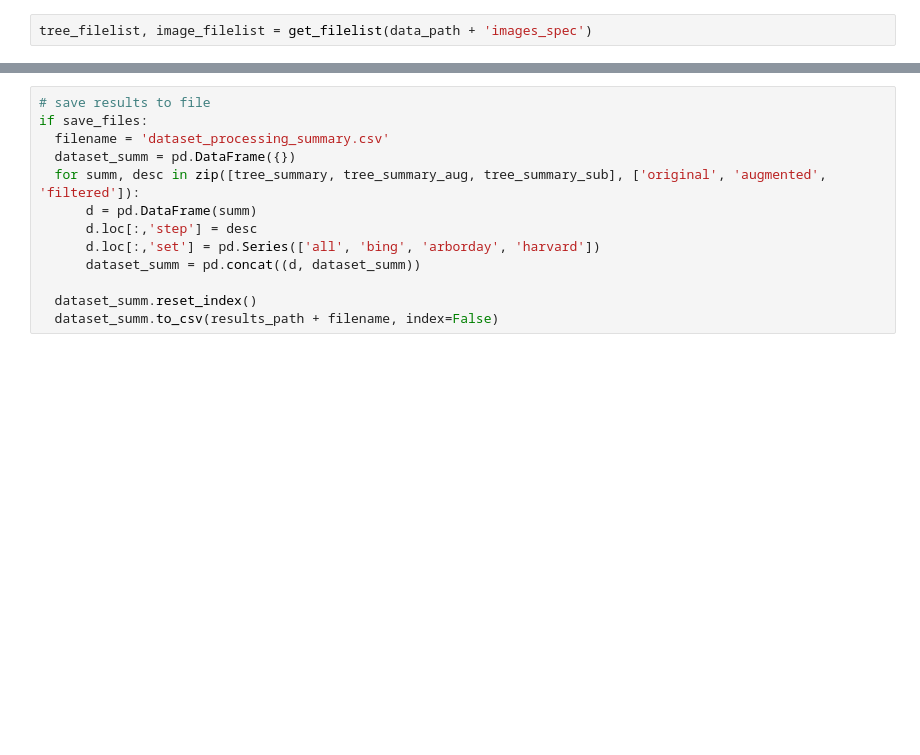
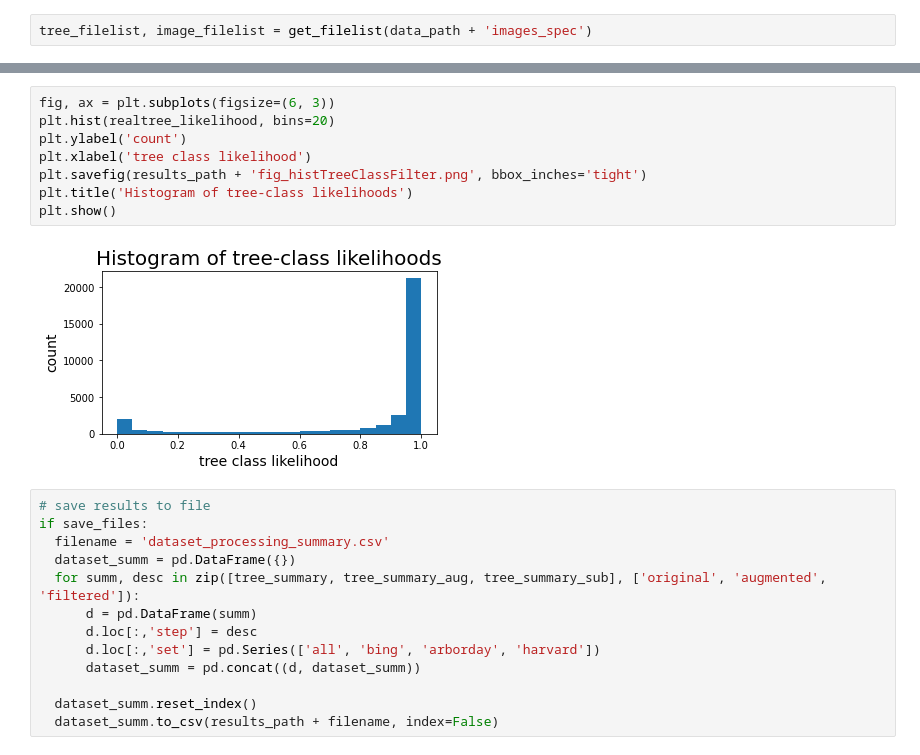
Before and after one commit to etrieschman/tree-finder, a Jupyter notebook: notebooks/preprocess_images.ipynb, the cells around one changed output, grey strips where cells are left out. Cells and saved outputs as stored; diff of their text form; blank space fills up the shorter version.

```diff
--- a/notebooks/preprocess_images.ipynb
+++ b/notebooks/preprocess_images.ipynb
@@ -213,3 +245,13 @@ filtered dataset:
+# %%
+fig, ax = plt.subplots(figsize=(6, 3))
+plt.hist(realtree_likelihood, bins=20)
+plt.ylabel('count')
+plt.xlabel('tree class likelihood')
+plt.savefig(results_path + 'fig_histTreeClassFilter.png', bbox_inches='tight')
+plt.title('Histogram of tree-class likelihoods')
+plt.show()
+# %% [output]
+[figure, added]
 # %%
 # save results to file
 if save_files:
```
Also changed, not shown: parts of 16 cells of this notebook, 11 other files.
